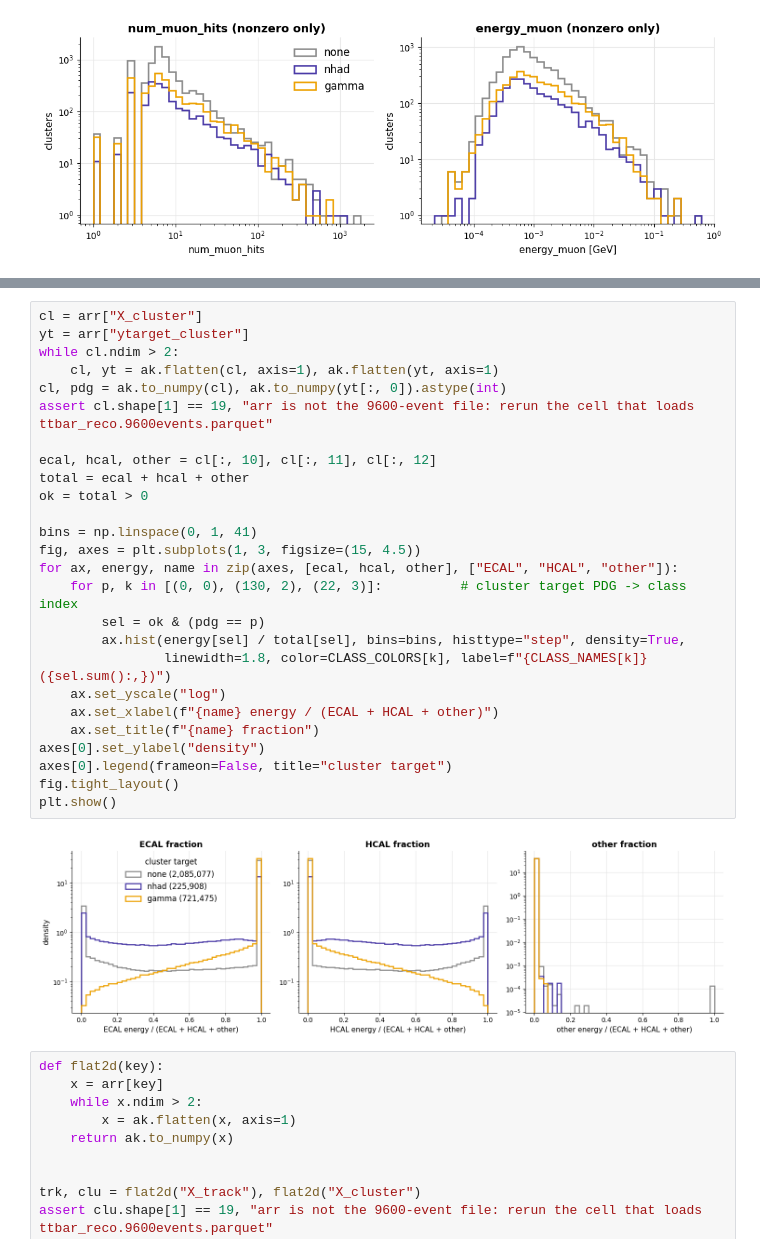
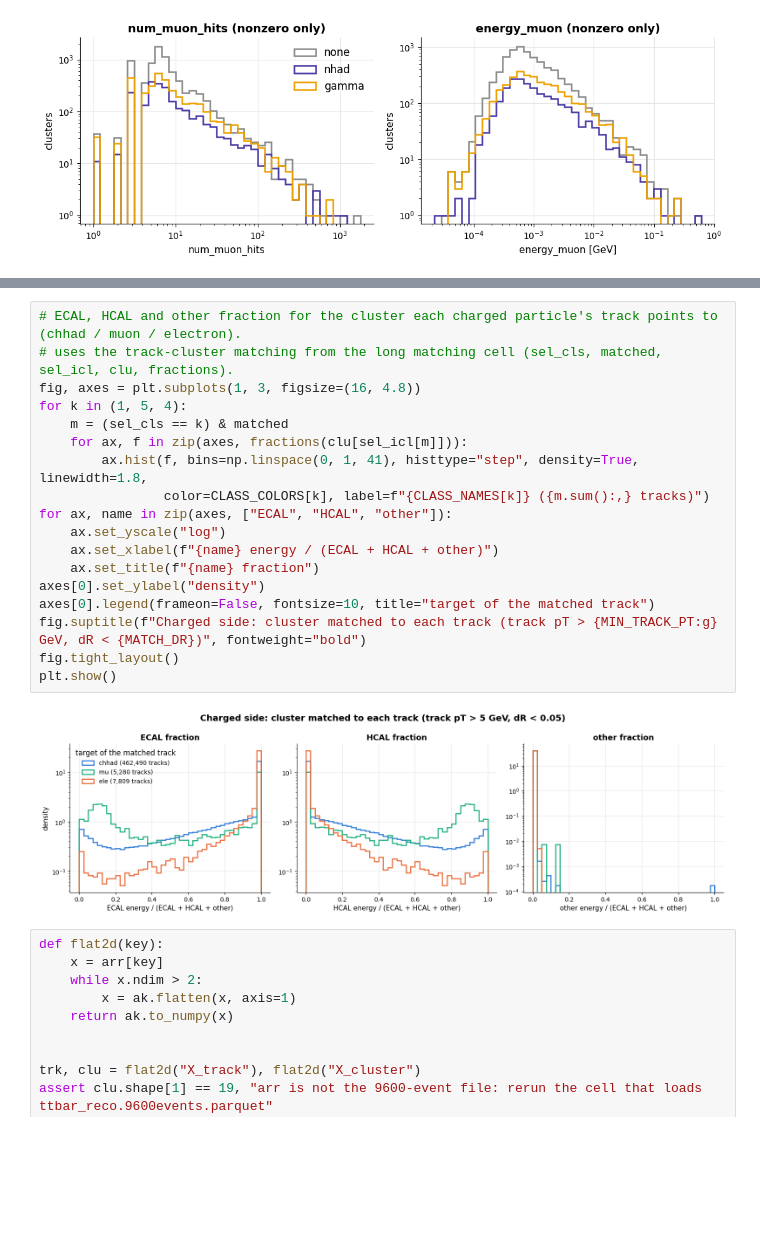
Before and after one commit to TNYASIN/particleflow, a Jupyter notebook: notebooks/tfds_muon_eda.ipynb, the cells around one changed output, grey strips where cells are left out. Cells and saved outputs as stored; diff of their text form; blank space fills up the shorter version.

Commit message:
more plots

```diff
--- a/notebooks/tfds_muon_eda.ipynb
+++ b/notebooks/tfds_muon_eda.ipynb
@@ -569,31 +555,23 @@ gamma     721,475      0.926      0.074    1.85e-06      0.005
 # %%
-cl = arr["X_cluster"]
-yt = arr["ytarget_cluster"]
-while cl.ndim > 2:
-    cl, yt = ak.flatten(cl, axis=1), ak.flatten(yt, axis=1)
-cl, pdg = ak.to_numpy(cl), ak.to_numpy(yt[:, 0]).astype(int)
-assert cl.shape[1] == 19, "arr is not the 9600-event file: rerun the cell that loads ttbar_reco.9600events.parquet"
-
-ecal, hcal, other = cl[:, 10], cl[:, 11], cl[:, 12]
-total = ecal + hcal + other
-ok = total > 0
-
-bins = np.linspace(0, 1, 41)
-fig, axes = plt.subplots(1, 3, figsize=(15, 4.5))
-for ax, energy, name in zip(axes, [ecal, hcal, other], ["ECAL", "HCAL", "other"]):
-    for p, k in [(0, 0), (130, 2), (22, 3)]:          # cluster target PDG -> class index
-        sel = ok & (pdg == p)
-        ax.hist(energy[sel] / total[sel], bins=bins, histtype="step", density=True,
-                linewidth=1.8, color=CLASS_COLORS[k], label=f"{CLASS_NAMES[k]} ({sel.sum():,})")
+# ECAL, HCAL and other fraction for the cluster each charged particle's track points to (chhad / muon / electron).
+# uses the track-cluster matching from the long matching cell (sel_cls, matched, sel_icl, clu, fractions).
+fig, axes = plt.subplots(1, 3, figsize=(16, 4.8))
+for k in (1, 5, 4):
+    m = (sel_cls == k) & matched
+    for ax, f in zip(axes, fractions(clu[sel_icl[m]])):
+        ax.hist(f, bins=np.linspace(0, 1, 41), histtype="step", density=True, linewidth=1.8,
+                color=CLASS_COLORS[k], label=f"{CLASS_NAMES[k]} ({m.sum():,} tracks)")
+for ax, name in zip(axes, ["ECAL", "HCAL", "other"]):
     ax.set_yscale("log")
     ax.set_xlabel(f"{name} energy / (ECAL + HCAL + other)")
     ax.set_title(f"{name} fraction")
 axes[0].set_ylabel("density")
-axes[0].legend(frameon=False, title="cluster target")
+axes[0].legend(frameon=False, fontsize=10, title="target of the matched track")
+fig.suptitle(f"Charged side: cluster matched to each track (track pT > {MIN_TRACK_PT:g} GeV, dR < {MATCH_DR})", fontweight="bold")
 fig.tight_layout()
 plt.show()
 # %% [output]
-[figure, old version]
+[figure, new version]
 # %%
 def flat2d(key):
     x = arr[key]
```
Also changed, not shown: parts of 4 cells of this notebook.
